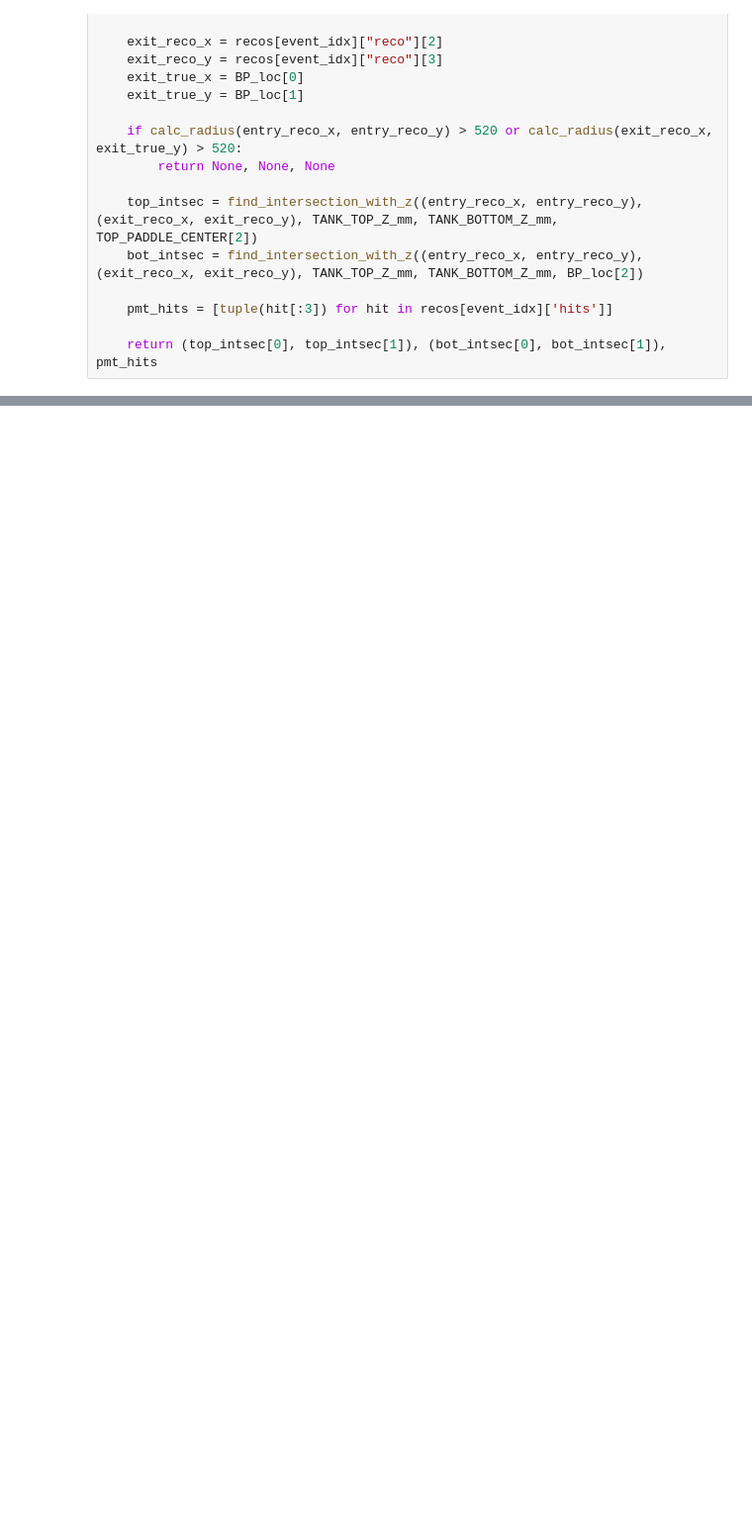
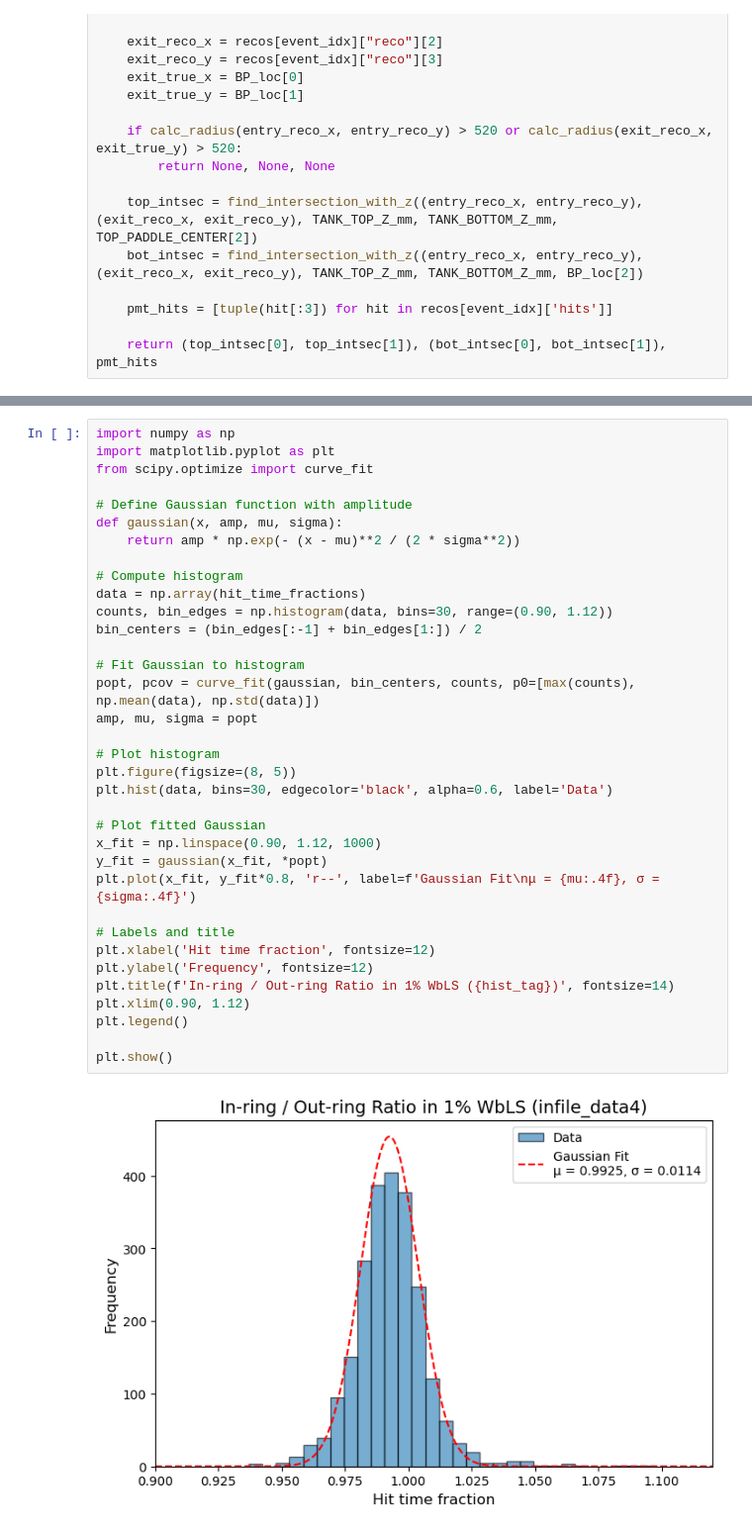
Before and after one commit to dcolson2026/BNL_WbLS, a Jupyter notebook: psu_ipynbs/hit_time_ratio.ipynb, the cells around one changed output, grey strips where cells are left out. Shown at 99% size. Drawn from its saved outputs; the diff is of its cells as text; blank space fills up the shorter version.

```diff
--- a/psu_ipynbs/hit_time_ratio.ipynb
+++ b/psu_ipynbs/hit_time_ratio.ipynb
@@ -236,0 +245,37 @@ plt.show()
+# %%
+import numpy as np
+import matplotlib.pyplot as plt
+from scipy.optimize import curve_fit
+
+# Define Gaussian function with amplitude
+def gaussian(x, amp, mu, sigma):
+    return amp * np.exp(- (x - mu)**2 / (2 * sigma**2))
+
+# Compute histogram
+data = np.array(hit_time_fractions)
+counts, bin_edges = np.histogram(data, bins=30, range=(0.90, 1.12))
+bin_centers = (bin_edges[:-1] + bin_edges[1:]) / 2
+
+# Fit Gaussian to histogram
+popt, pcov = curve_fit(gaussian, bin_centers, counts, p0=[max(counts), np.mean(data), np.std(data)])
+amp, mu, sigma = popt
+
+# Plot histogram
+plt.figure(figsize=(8, 5))
+plt.hist(data, bins=30, edgecolor='black', alpha=0.6, label='Data')
+
+# Plot fitted Gaussian
+x_fit = np.linspace(0.90, 1.12, 1000)
+y_fit = gaussian(x_fit, *popt)
+plt.plot(x_fit, y_fit*0.8, 'r--', label=f'Gaussian Fit\nμ = {mu:.4f}, σ = {sigma:.4f}')
+
+# Labels and title
+plt.xlabel('Hit time fraction', fontsize=12)
+plt.ylabel('Frequency', fontsize=12)
+plt.title(f'In-ring / Out-ring Ratio in 1% WbLS ({hist_tag})', fontsize=14)
+plt.xlim(0.90, 1.12)
+plt.legend()
+
+plt.show()
+# %% [output]
+[figure, added]
```
Also changed, not shown: parts of 3 cells of this notebook, 4 other files.
